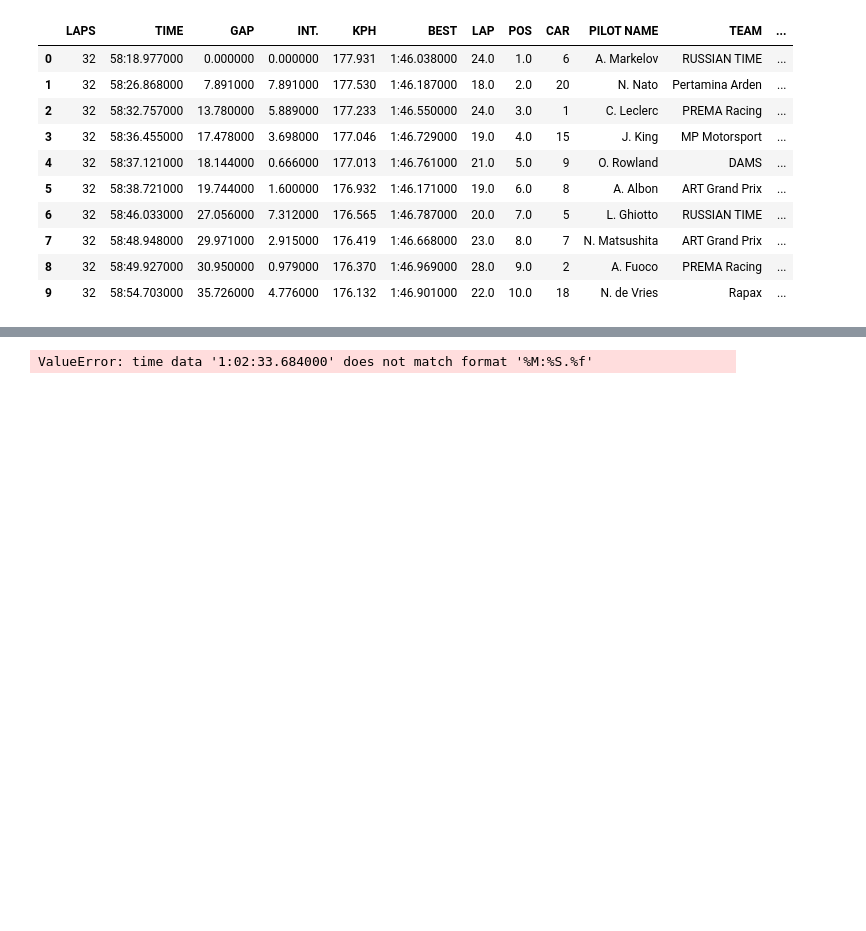
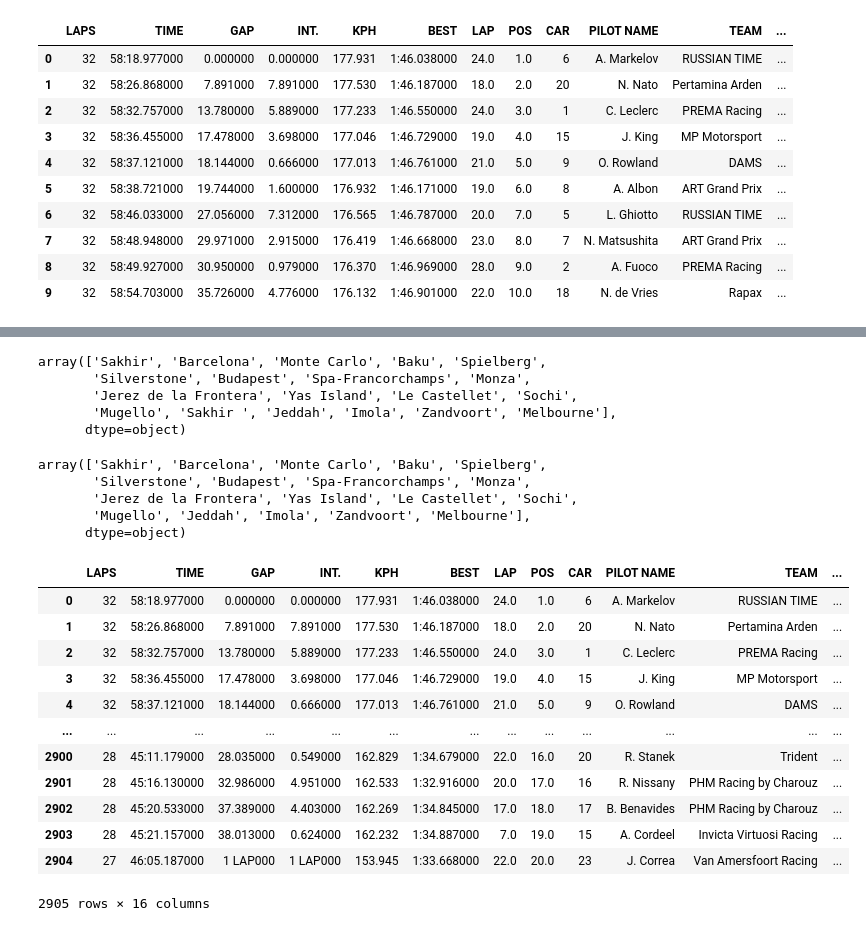
Before and after one commit to Tinashe-04/Formula-2, a Jupyter notebook: new_data/f2_project_code.ipynb, the cells around one changed output, grey strips where cells are left out. Cells and saved outputs as stored; diff of their text form; code cells hidden in the pictures; blank space fills up the shorter version.

```diff
--- a/new_data/f2_project_code.ipynb
+++ b/new_data/f2_project_code.ipynb
@@ -116,8 +116,69 @@ df[df['POS'].isnull()]
 # %%
-first_time = df['TIME'][0]
-first_time = datetime.strptime(first_time, '%M:%S.%f')
+# convert the TIME column to datetime data type
+# first_time = df['TIME'][0]
+# first_time = datetime.strptime(first_time, '%M:%S.%f')
 
 # df['NEW TIME'] = [datetime.strptime(x, '%M:%S.%f') for x in df['TIME']]
 # df.head()
-# %% [output]
-ValueError: time data '1:02:33.684000' does not match format '%M:%S.%f'
+# %%
+### use plotly for plotting cities that host races
+
+# find out what cities are in the circuit column
+df['CIRCUIT'].unique()
+# %% [output]
+array(['Sakhir', 'Barcelona', 'Monte Carlo', 'Baku', 'Spielberg',
+       'Silverstone', 'Budapest', 'Spa-Francorchamps', 'Monza',
+       'Jerez de la Frontera', 'Yas Island', 'Le Castellet', 'Sochi',
+       'Mugello', 'Sakhir ', 'Jeddah', 'Imola', 'Zandvoort', 'Melbourne'],
+      dtype=object)
+# %%
+# use plotly for plotting cities that host races
+
+# adjust the appearance of the second 'Sakhir' string by removing the space
+df['CIRCUIT'] = df['CIRCUIT'].apply(lambda x: x.strip() if x == 'Sakhir ' else x)
+df['CIRCUIT'].unique()
+# %% [output]
+array(['Sakhir', 'Barcelona', 'Monte Carlo', 'Baku', 'Spielberg',
+       'Silverstone', 'Budapest', 'Spa-Francorchamps', 'Monza',
+       'Jerez de la Frontera', 'Yas Island', 'Le Castellet', 'Sochi',
+       'Mugello', 'Jeddah', 'Imola', 'Zandvoort', 'Melbourne'],
+      dtype=object)
+# %%
+### use plotly for plotting cities that host races
+
+# map each city to a column for its country
+# create a function that makes a dictionary to map each city as its key to a country value
+def to_country(city):
+    '''
+    Purpose: to convert a city to a country
+    Inputs: city, string that denotes the name of the city to be converted
+    Returns: the name of the country to which that city belongs
+    '''
+
+    # create a list of countries for each city in the circuit list
+    country_list = ['Bahrain', 'Spain', 'Monaco', 'Azerbaijan', 'Austria', 'United Kingdom', 'Hungary', 'Belgium', 'Italy',
+    'Spain', 'United Arab Emirates', 'France', 'Russia', 'Italy', 'Saudi Arabia', 'Italy', 'Netherlands', 'Australia']
+
+    # create a dictionary to map each city to the country name
+    country = {df['CIRCUIT'].unique()[i]: country_list[i] for i in range(0, df['CIRCUIT'].nunique())}
+
+    # return correct value of country name
+    return country[city]
+
+# apply the function to the data
+df['COUNTRY'] = df['CIRCUIT'].apply(to_country)
+df
+# %% [output]
+|  | LAPS | TIME | GAP | INT. | KPH | BEST | LAP | POS | CAR | PILOT NAME | TEAM | ... |
+| 0 | 32 | 58:18.977000 | 0.000000 | 0.000000 | 177.931 | 1:46.038000 | 24.0 | 1.0 | 6 | A. Markelov | RUSSIAN TIME | ... |
+| 1 | 32 | 58:26.868000 | 7.891000 | 7.891000 | 177.530 | 1:46.187000 | 18.0 | 2.0 | 20 | N. Nato | Pertamina Arden | ... |
+| 2 | 32 | 58:32.757000 | 13.780000 | 5.889000 | 177.233 | 1:46.550000 | 24.0 | 3.0 | 1 | C. Leclerc | PREMA Racing | ... |
+| 3 | 32 | 58:36.455000 | 17.478000 | 3.698000 | 177.046 | 1:46.729000 | 19.0 | 4.0 | 15 | J. King | MP Motorsport | ... |
+| 4 | 32 | 58:37.121000 | 18.144000 | 0.666000 | 177.013 | 1:46.761000 | 21.0 | 5.0 | 9 | O. Rowland | DAMS | ... |
+| ... | ... | ... | ... | ... | ... | ... | ... | ... | ... | ... | ... | ... |
+| 2900 | 28 | 45:11.179000 | 28.035000 | 0.549000 | 162.829 | 1:34.679000 | 22.0 | 16.0 | 20 | R. Stanek | Trident | ... |
+| 2901 | 28 | 45:16.130000 | 32.986000 | 4.951000 | 162.533 | 1:32.916000 | 20.0 | 17.0 | 16 | R. Nissany | PHM Racing by Charouz | ... |
+| 2902 | 28 | 45:20.533000 | 37.389000 | 4.403000 | 162.269 | 1:34.845000 | 17.0 | 18.0 | 17 | B. Benavides | PHM Racing by Charouz | ... |
+| 2903 | 28 | 45:21.157000 | 38.013000 | 0.624000 | 162.232 | 1:34.887000 | 7.0 | 19.0 | 15 | A. Cordeel | Invicta Virtuosi Racing | ... |
+| 2904 | 27 | 46:05.187000 | 1 LAP000 | 1 LAP000 | 153.945 | 1:33.668000 | 22.0 | 20.0 | 23 | J. Correa | Van Amersfoort Racing | ... |
+2905 rows × 16 columns
```
Also changed, not shown: parts of 2 cells of this notebook.
